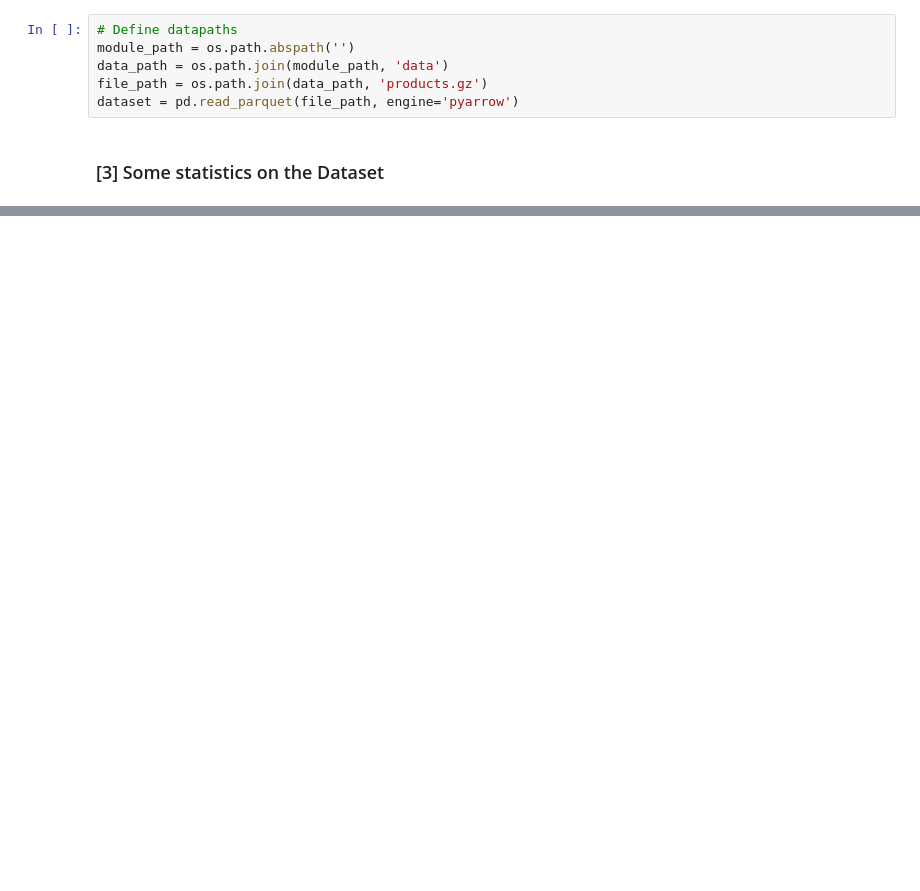
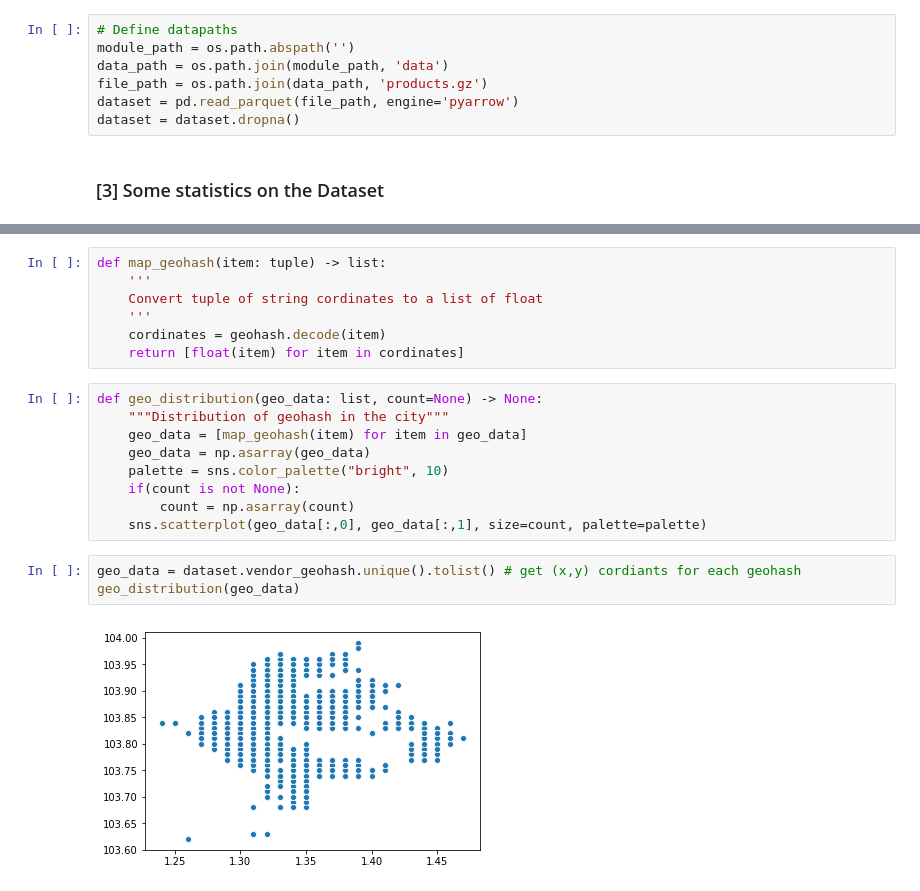
Before and after one commit to rahul99/menu-recommendation, a Jupyter notebook: driver.ipynb, the cells around one changed output, grey strips where cells are left out. Saved outputs shown, nothing was run; the diff lists cells and outputs as text; blank space fills up the shorter version.

```diff
--- a/driver.ipynb
+++ b/driver.ipynb
@@ -21,6 +23,7 @@ module_path = os.path.abspath('')
 data_path = os.path.join(module_path, 'data')
 file_path = os.path.join(data_path, 'products.gz')
 dataset = pd.read_parquet(file_path, engine='pyarrow')
+dataset = dataset.dropna()
 # %% [markdown]
 ### [3] Some statistics on the Dataset
 # %%
@@ -34,0 +45,21 @@ Number of distinct Geohash: 2068
+# %%
+def map_geohash(item: tuple) -> list:
+    '''
+    Convert tuple of string cordinates to a list of float
+    '''
+    cordinates = geohash.decode(item)
+    return [float(item) for item in cordinates]
+# %%
+def geo_distribution(geo_data: list, count=None) -> None:
+    """Distribution of geohash in the city"""
+    geo_data = [map_geohash(item) for item in geo_data]
+    geo_data = np.asarray(geo_data)
+    palette = sns.color_palette("bright", 10)
+    if(count is not None):
+        count = np.asarray(count)
+    sns.scatterplot(geo_data[:,0], geo_data[:,1], size=count, palette=palette)
+# %%
+geo_data = dataset.vendor_geohash.unique().tolist() # get (x,y) cordiants for each geohash
+geo_distribution(geo_data)
+# %% [output]
+[figure, added]
```
Also changed, not shown: parts of 36 cells of this notebook.
